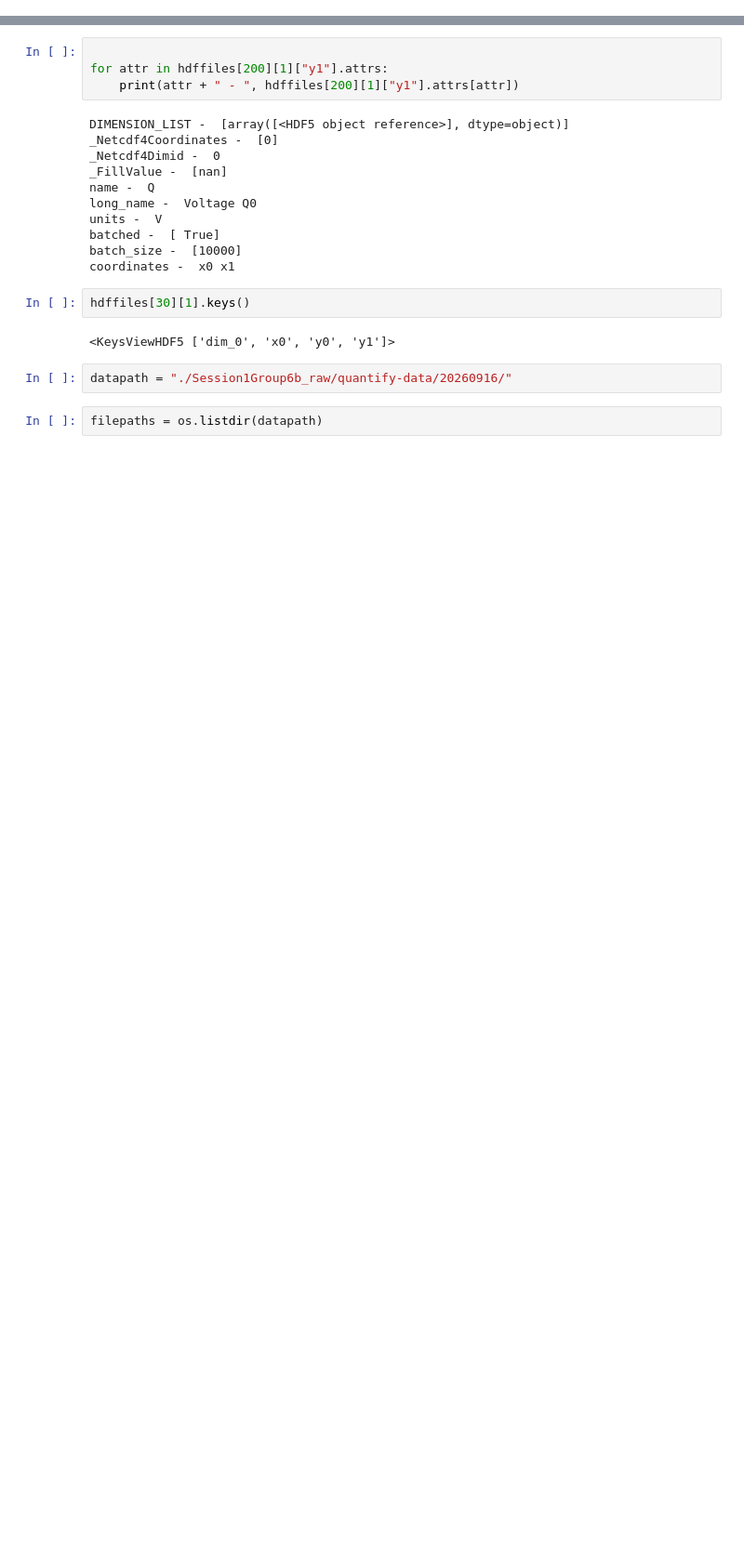
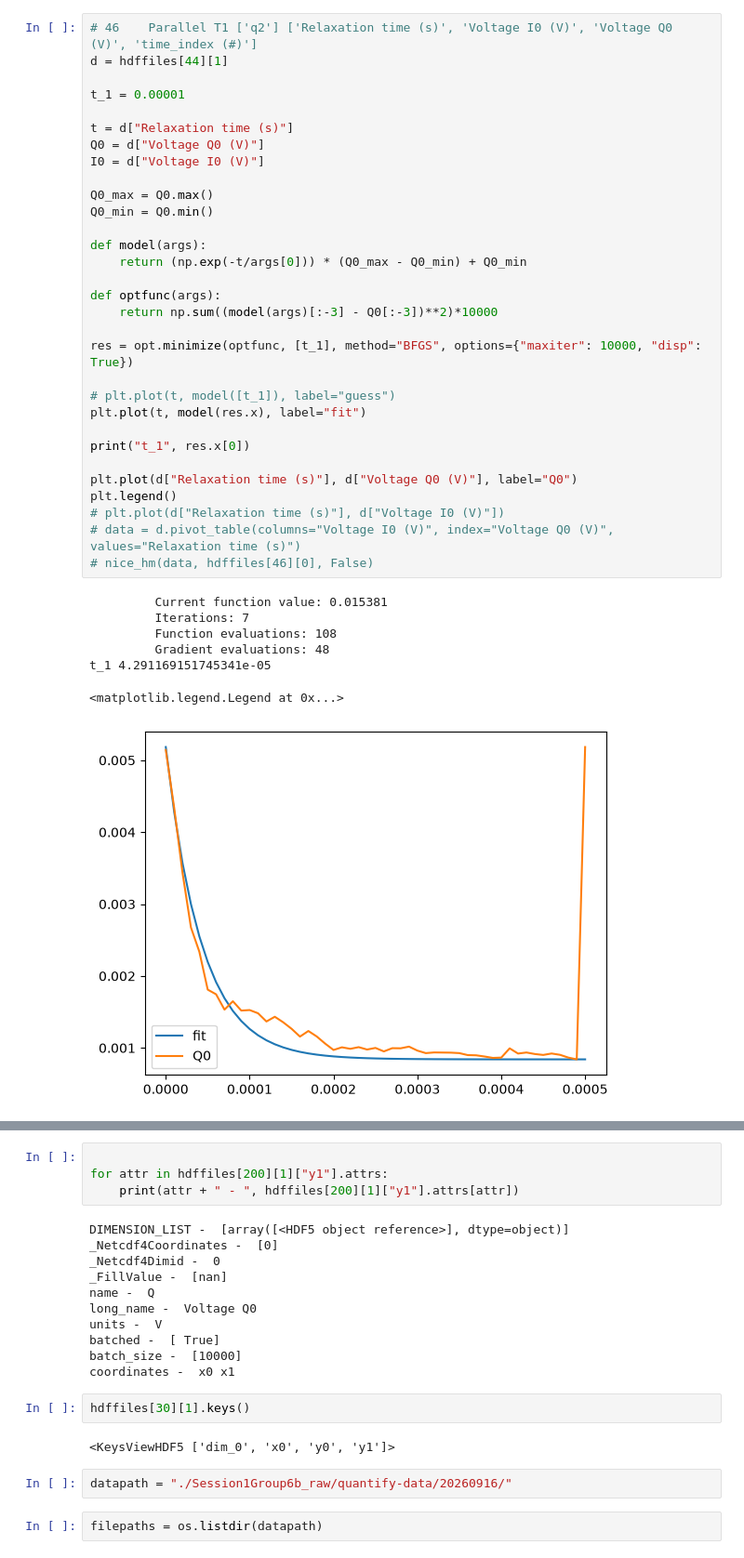
Before and after one commit to grufkork/exfys-3, a Jupyter notebook: sesh1.ipynb, the cells around one changed output, grey strips where cells are left out. Shown at 93% size. Cells and saved outputs as stored; diff of their text form; blank space fills up the shorter version.

```diff
--- a/sesh1.ipynb
+++ b/sesh1.ipynb
@@ -75,0 +115,39 @@ sns.heatmap(data=data)
+# %%
+# 46    Parallel T1 ['q2'] ['Relaxation time (s)', 'Voltage I0 (V)', 'Voltage Q0 (V)', 'time_index (#)']
+d = hdffiles[44][1]
+
+t_1 = 0.00001
+
+t = d["Relaxation time (s)"]
+Q0 = d["Voltage Q0 (V)"]
+I0 = d["Voltage I0 (V)"]
+
+Q0_max = Q0.max()
+Q0_min = Q0.min()
+
+def model(args):
+    return (np.exp(-t/args[0])) * (Q0_max - Q0_min) + Q0_min
+
+def optfunc(args):
+    return np.sum((model(args)[:-3] - Q0[:-3])**2)*10000
+
+res = opt.minimize(optfunc, [t_1], method="BFGS", options={"maxiter": 10000, "disp": True})
+
+# plt.plot(t, model([t_1]), label="guess")
+plt.plot(t, model(res.x), label="fit")
+
+print("t_1", res.x[0])
+
+plt.plot(d["Relaxation time (s)"], d["Voltage Q0 (V)"], label="Q0")
+plt.legend()
+# plt.plot(d["Relaxation time (s)"], d["Voltage I0 (V)"])
+# data = d.pivot_table(columns="Voltage I0 (V)", index="Voltage Q0 (V)", values="Relaxation time (s)")
+# nice_hm(data, hdffiles[46][0], False)
+# %% [output]
+         Current function value: 0.015381
+         Iterations: 7
+         Function evaluations: 108
+         Gradient evaluations: 48
+t_1 4.291169151745341e-05
+<matplotlib.legend.Legend at 0x...>
+[figure, added]
```
Also changed, not shown: parts of 8 cells of this notebook, 2 other files.
